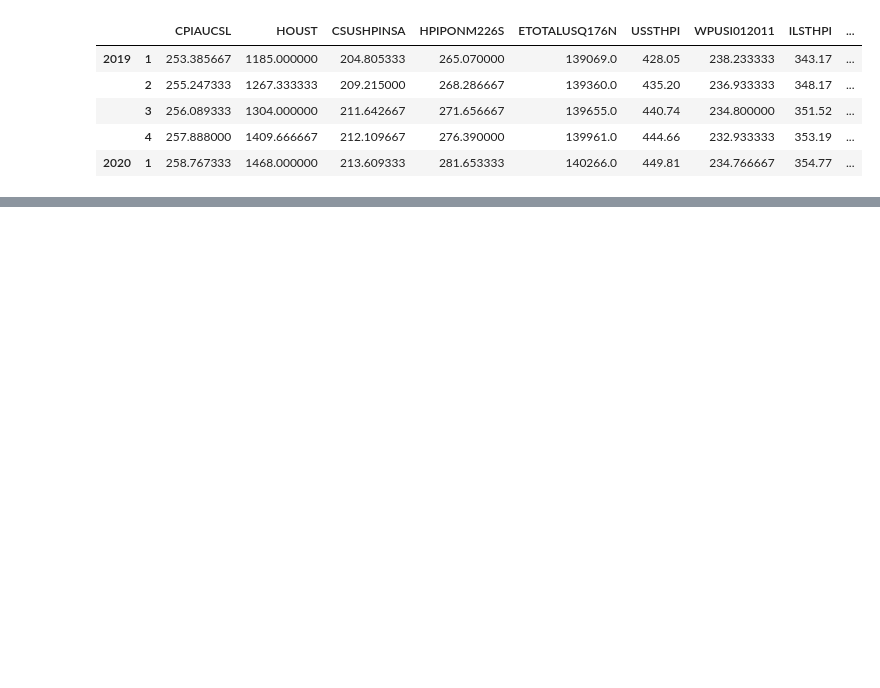
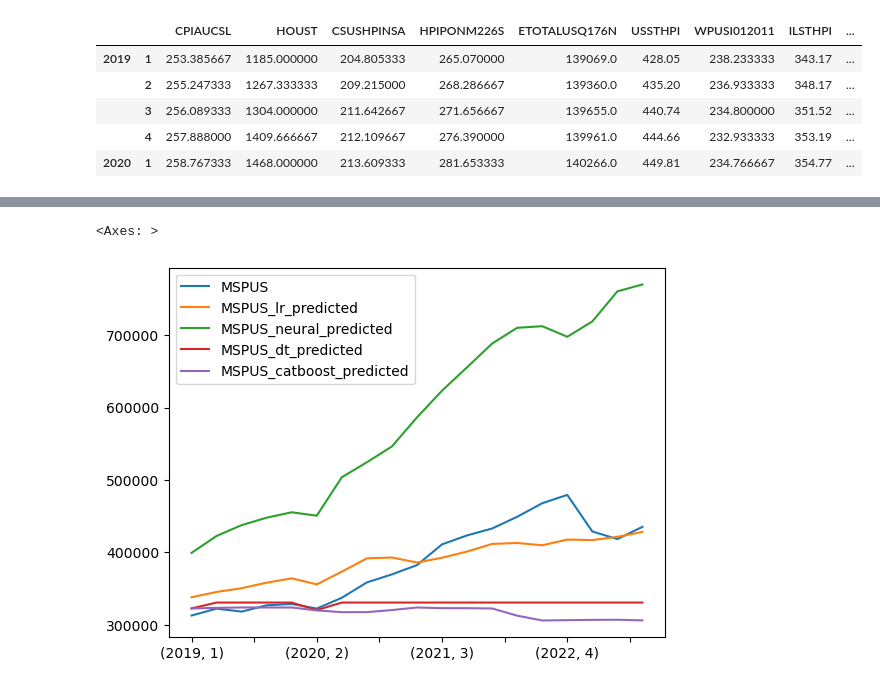
Before and after one commit to EvanGrillo/nu-fin-project2, a Jupyter notebook: notebooks/housing_predictions.ipynb, the cells around one changed output, grey strips where cells are left out. Saved outputs shown, nothing was run; the diff lists cells and outputs as text; code cells hidden in the pictures; blank space fills up the shorter version.

```diff
--- a/notebooks/housing_predictions.ipynb
+++ b/notebooks/housing_predictions.ipynb
@@ -628,0 +749,6 @@ housing_predictions_df[['MSPUS', 'MSPUS_lr_predicted', 'MSPUS_neural_predicted',
+# %%
+# Plot all predictions
+housing_predictions_df[['MSPUS', 'MSPUS_lr_predicted', 'MSPUS_neural_predicted', 'MSPUS_dt_predicted', 'MSPUS_catboost_predicted']].plot()
+# %% [output]
+<Axes: >
+[figure, added]
```
Also changed, not shown: parts of 20 cells of this notebook.
